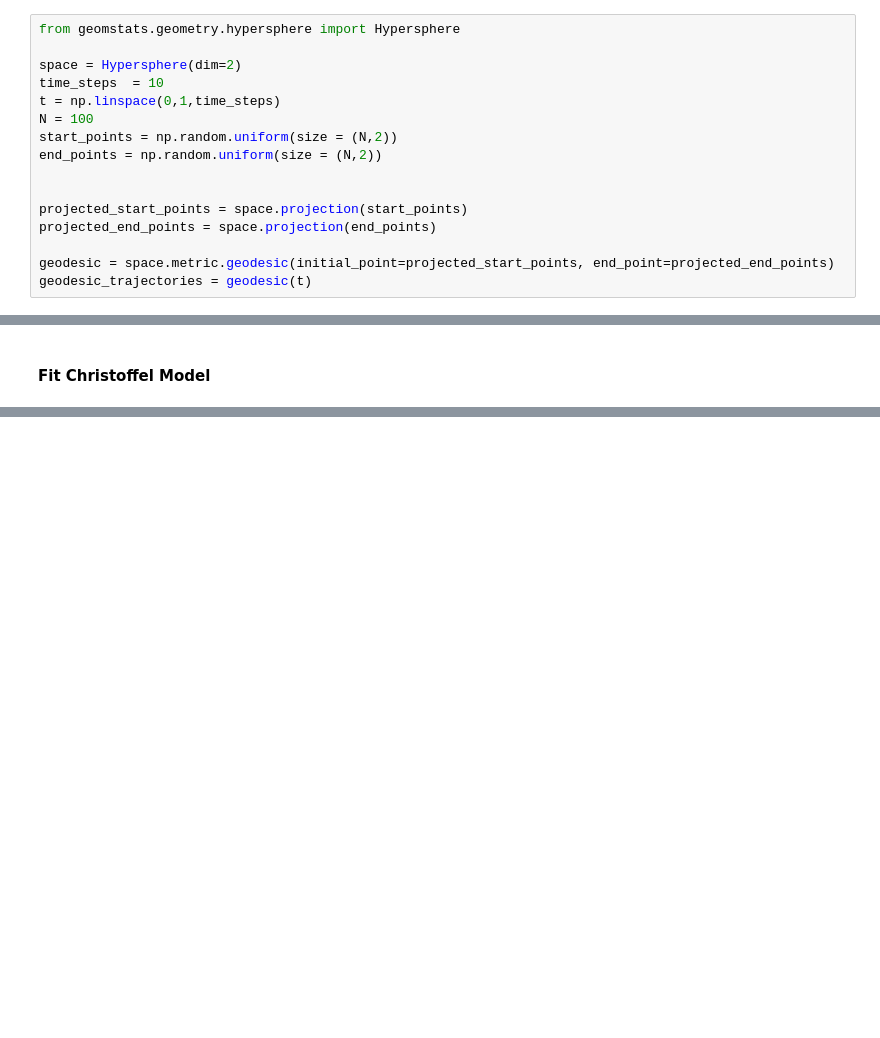
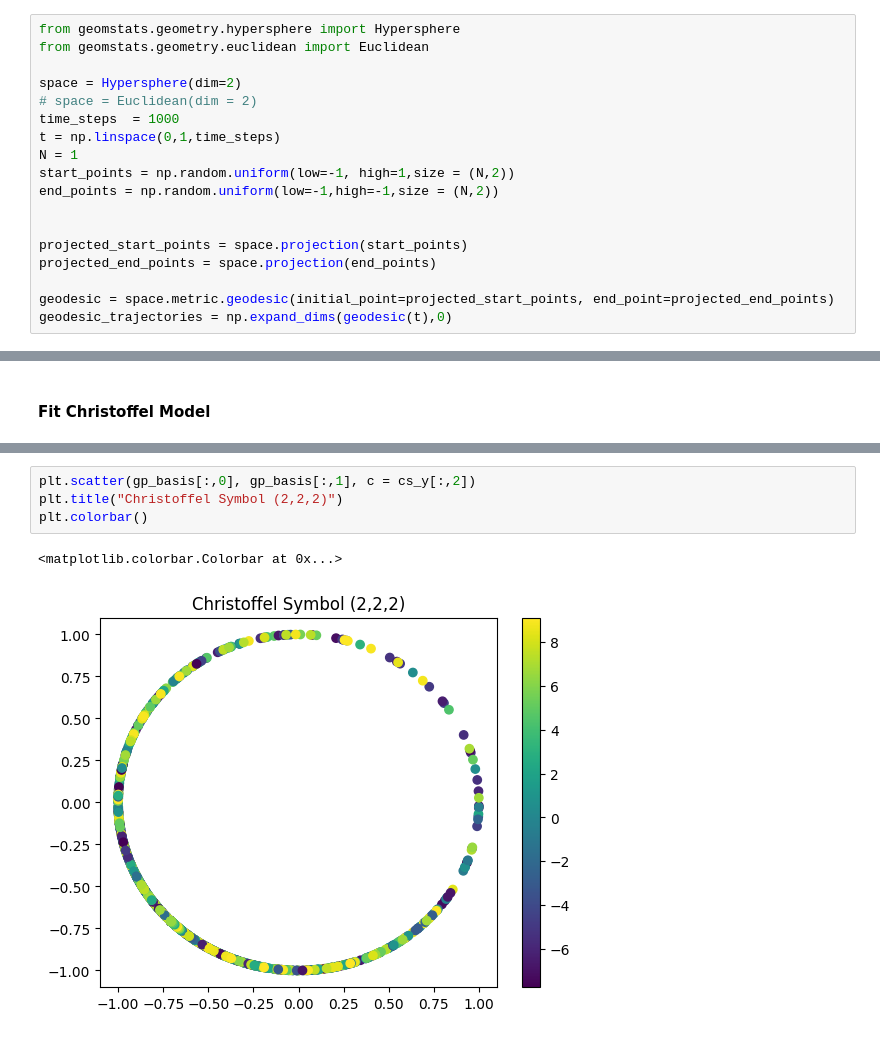
Before and after one commit to abrahme/curvature_estimation, a Jupyter notebook: SampleTrajectory.ipynb, the cells around one changed output, grey strips where cells are left out. Drawn from its saved outputs; the diff is of its cells as text; blank space fills up the shorter version.

```diff
--- a/SampleTrajectory.ipynb
+++ b/SampleTrajectory.ipynb
@@ -212,17 +212,19 @@ Above, we can plot the geodesic between two points on a manifold. Here, we chose
 #### Generating Random Geodesics on a Sphere
 # %%
 from geomstats.geometry.hypersphere import Hypersphere
+from geomstats.geometry.euclidean import Euclidean
 
 space = Hypersphere(dim=2)
-time_steps  = 10
+# space = Euclidean(dim = 2)
+time_steps  = 1000
 t = np.linspace(0,1,time_steps)
-N = 100
-start_points = np.random.uniform(size = (N,2))
-end_points = np.random.uniform(size = (N,2))
+N = 1
+start_points = np.random.uniform(low=-1, high=1,size = (N,2))
+end_points = np.random.uniform(low=-1,high=-1,size = (N,2))
 
 
 projected_start_points = space.projection(start_points)
 projected_end_points = space.projection(end_points)
 
 geodesic = space.metric.geodesic(initial_point=projected_start_points, end_point=projected_end_points)
-geodesic_trajectories = geodesic(t)
+geodesic_trajectories = np.expand_dims(geodesic(t),0)
@@ -300,0 +325,7 @@ WARNING: Chain 2 reached the maximum tree depth. Increase `max_treedepth`, incre
+# %%
+plt.scatter(gp_basis[:,0], gp_basis[:,1], c = cs_y[:,2])
+plt.title("Christoffel Symbol (2,2,2)")
+plt.colorbar()
+# %% [output]
+<matplotlib.colorbar.Colorbar at 0x...>
+[figure, added]
```
Also changed, not shown: parts of 26 cells of this notebook, 1 other file.
